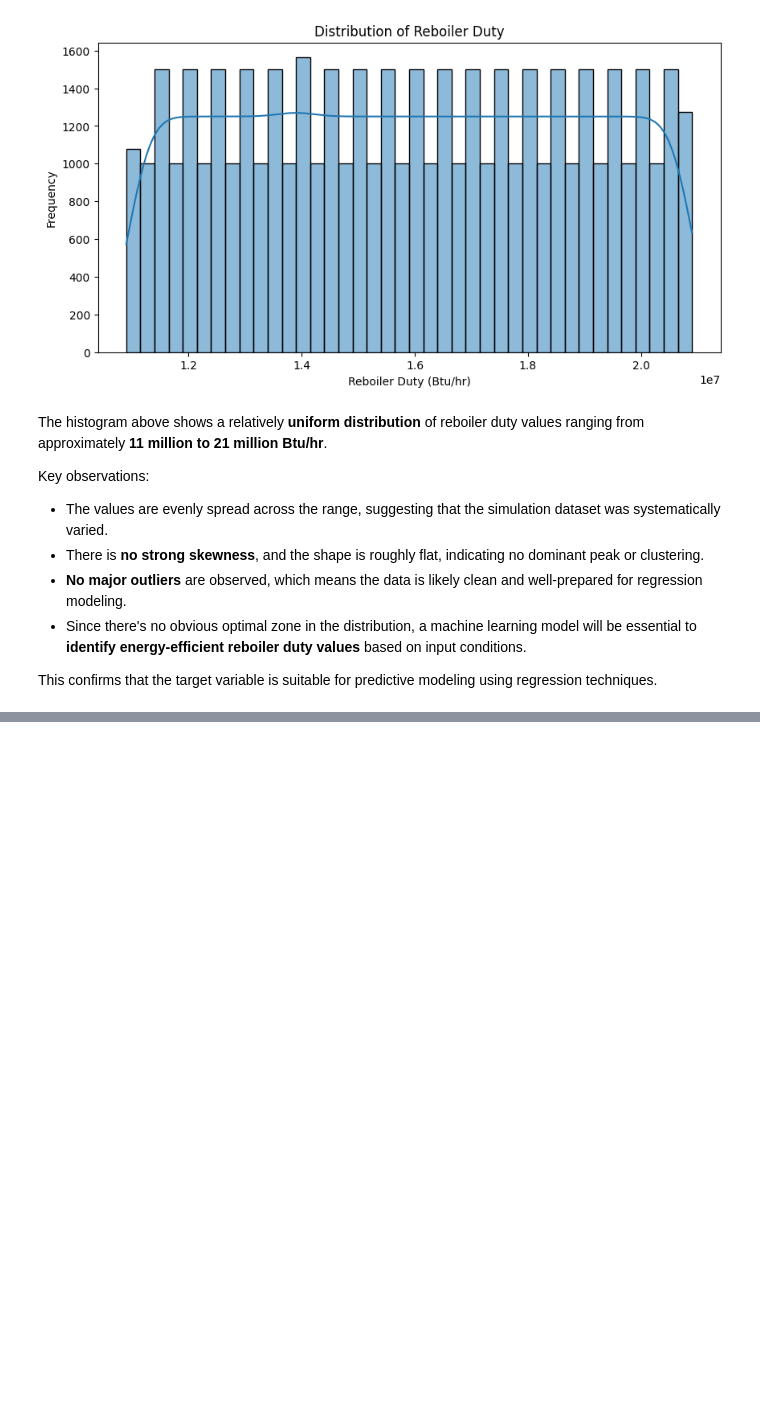
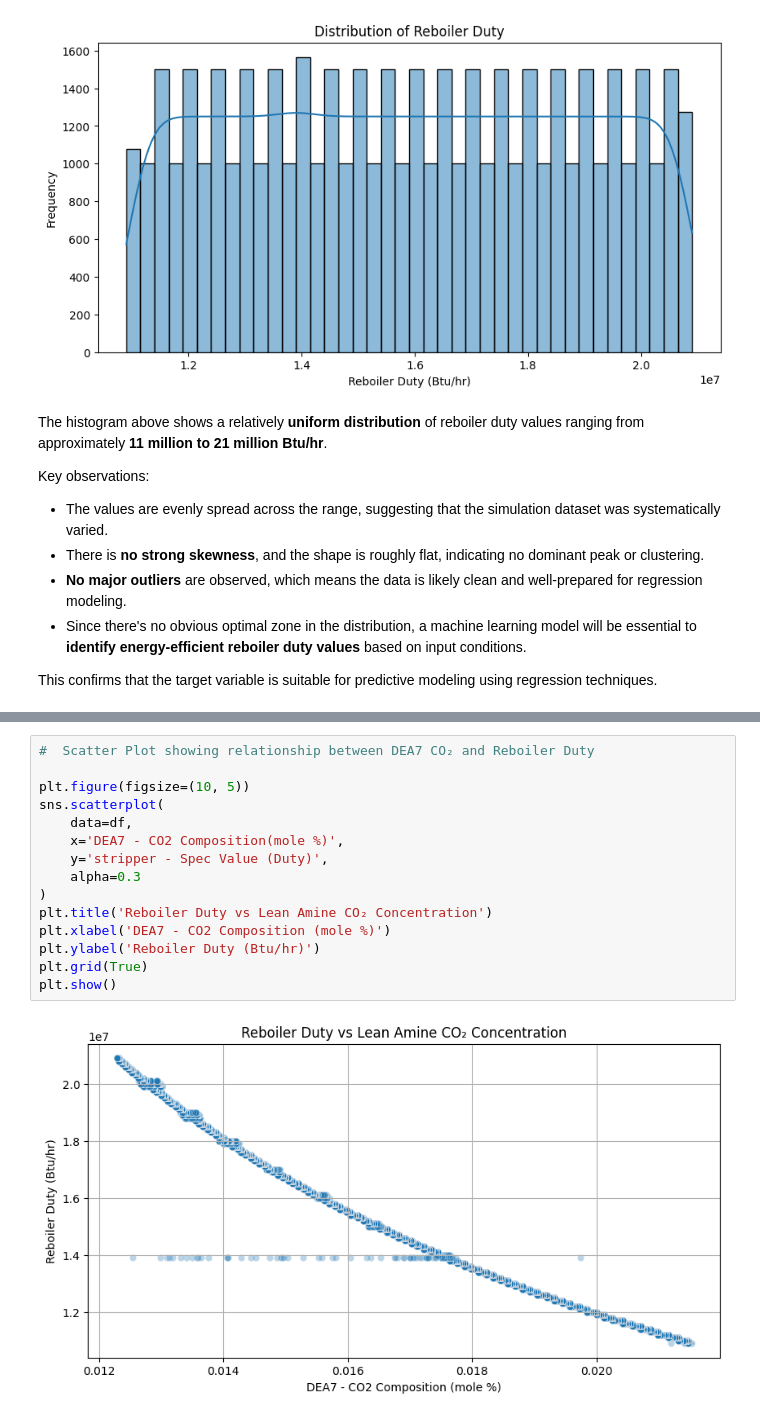
Before and after one commit to Veraeze/AmineRegeneration, a Jupyter notebook: ReboilerDuty.ipynb, the cells around one changed output, grey strips where cells are left out. Saved outputs shown, nothing was run; the diff lists cells and outputs as text; blank space fills up the shorter version.

```diff
--- a/ReboilerDuty.ipynb
+++ b/ReboilerDuty.ipynb
@@ -157,0 +182,17 @@ This confirms that the target variable is suitable for predictive modeling using
+# %%
+#  Scatter Plot showing relationship between DEA7 CO₂ and Reboiler Duty
+
+plt.figure(figsize=(10, 5))
+sns.scatterplot(
+    data=df,
+    x='DEA7 - CO2 Composition(mole %)',
+    y='stripper - Spec Value (Duty)',
+    alpha=0.3
+)
+plt.title('Reboiler Duty vs Lean Amine CO₂ Concentration')
+plt.xlabel('DEA7 - CO2 Composition (mole %)')
+plt.ylabel('Reboiler Duty (Btu/hr)')
+plt.grid(True)
+plt.show()
+# %% [output]
+[figure, added]
```
Also changed, not shown: parts of 12 cells of this notebook.
